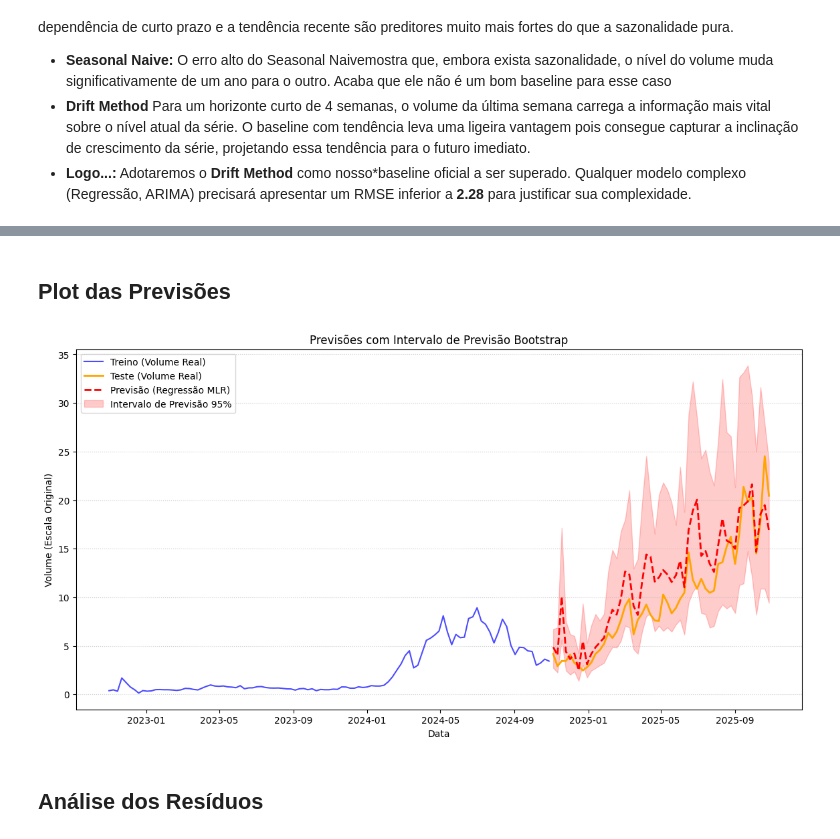
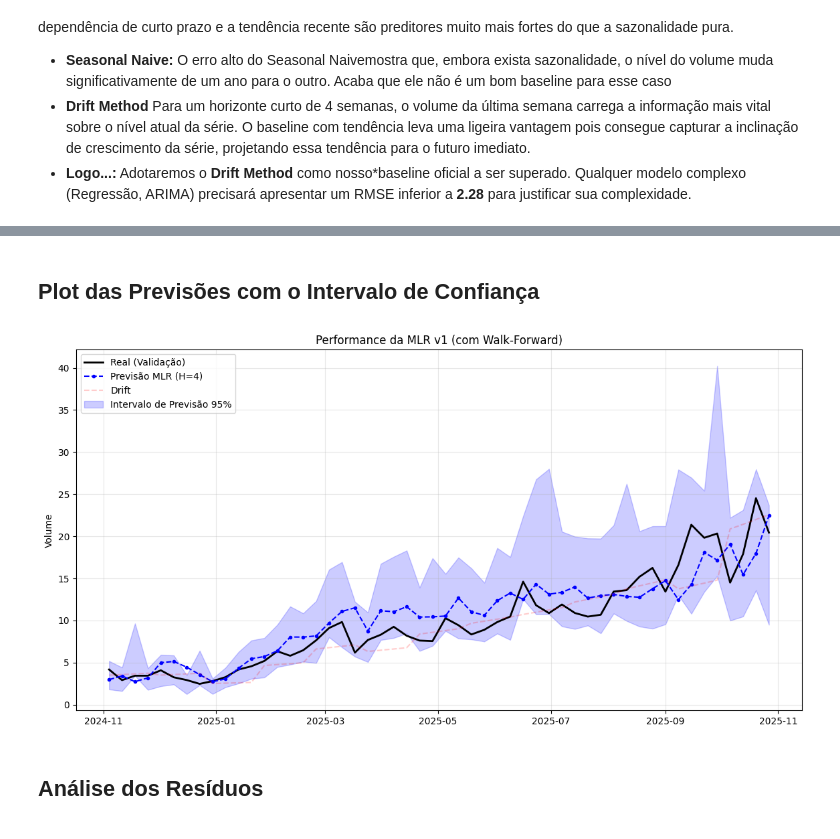
Before and after one commit to Vinasque/series_temporais, a Jupyter notebook: trabalho_a2.ipynb, the cells around one changed output, grey strips where cells are left out. Cells and saved outputs as stored; diff of their text form; code cells hidden in the pictures.

```diff
--- a/trabalho_a2.ipynb
+++ b/trabalho_a2.ipynb
@@ -616,27 +676,21 @@ MAPE: 31.54%
 # %% [markdown]
-## Plot das Previsões
+## Plot das Previsões com o Intervalo de Confiança
 # %%
-predictions_series = pd.Series(y_pred_orig, index=test_df.index)
+# Plotar Intervalo de Confiança
+plt.figure(figsize=(14, 7))
+plt.plot(all_dates, y_true_final, label='Real (Validação)', color='black', linewidth=2)
+plt.plot(all_dates, y_pred_final, label='Previsão MLR (H=4)', color='blue', linestyle='--', marker='.')
+plt.plot(all_test_dates, all_preds['Drift Method'], label='Drift', linestyle='--', color='red', alpha=0.2)
+plt.fill_between(all_dates, all_lower_bound, all_upper_bound,
+                 color='blue', alpha=0.2, label='Intervalo de Previsão 95%')
 
-plt.figure(figsize=(14, 7))
-
-plt.plot(train_df.index, train_df['volume'], label='Treino (Volume Real)', color='blue', alpha=0.7)
-plt.plot(test_df.index, test_df['volume'], label='Teste (Volume Real)', color='orange', linewidth=2)
-
-plt.plot(predictions_series.index, predictions_series.values,
-         label='Previsão (Regressão MLR)', color='red', linestyle='--', linewidth=2)
-
-plt.fill_between(predictions_series.index, lower_bound, upper_bound,
-                 color='red', alpha=0.2, label='Intervalo de Previsão 95%')
-
-plt.title('Previsões com Intervalo de Previsão Bootstrap')
-plt.xlabel('Data')
-plt.ylabel('Volume (Escala Original)')
+plt.title('Performance da MLR v1 (com Walk-Forward)')
+plt.ylabel('Volume')
 plt.legend()
-plt.grid(axis='y', linestyle=':', alpha=0.6)
+plt.grid(True, alpha=0.3)
 plt.show()
 # %% [output]
-[figure, old version]
+[figure, new version]
 # %% [markdown]
 ## Análise dos Resíduos
 # %%
```
Also changed, not shown: parts of 20 cells of this notebook.
